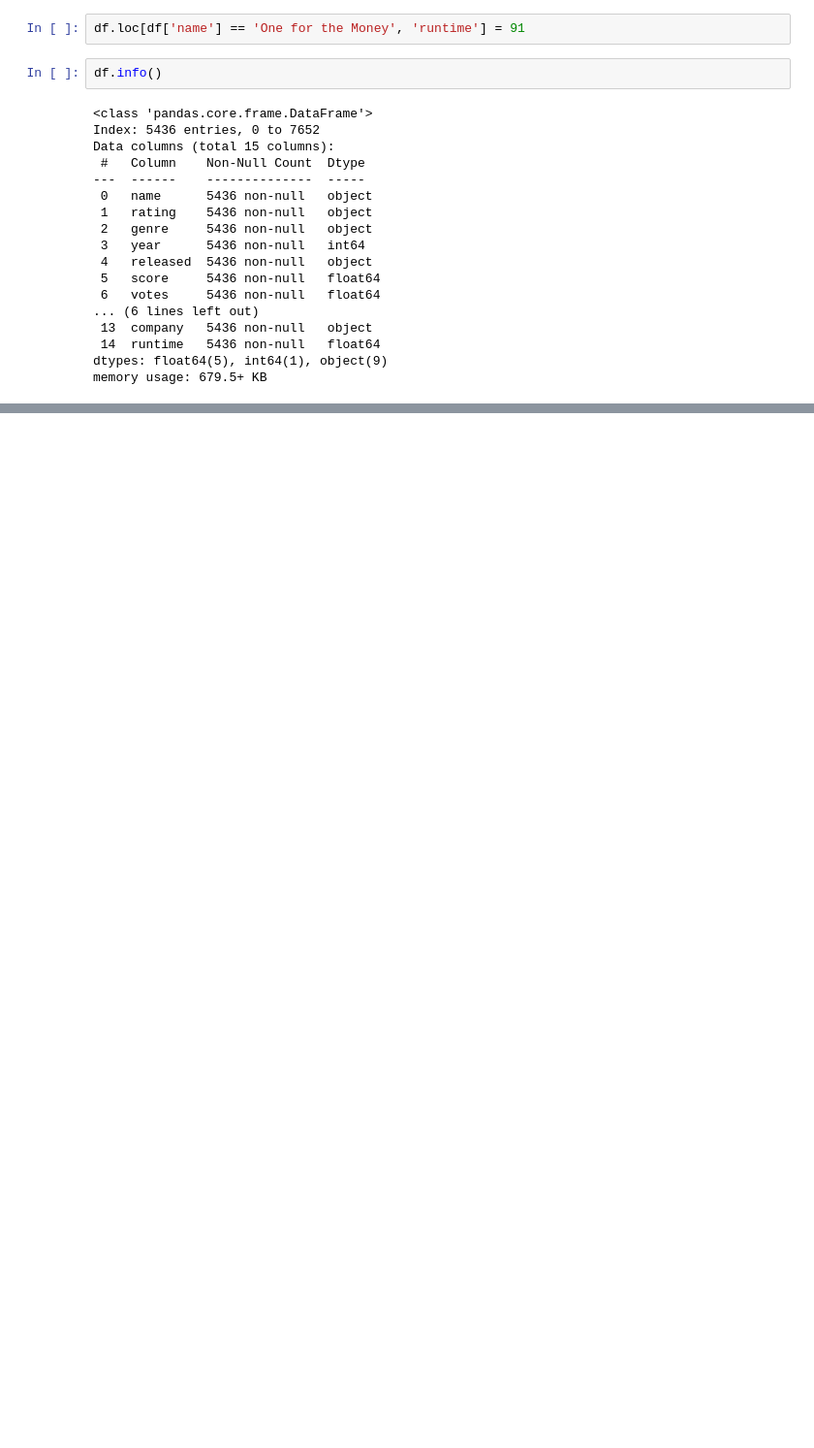
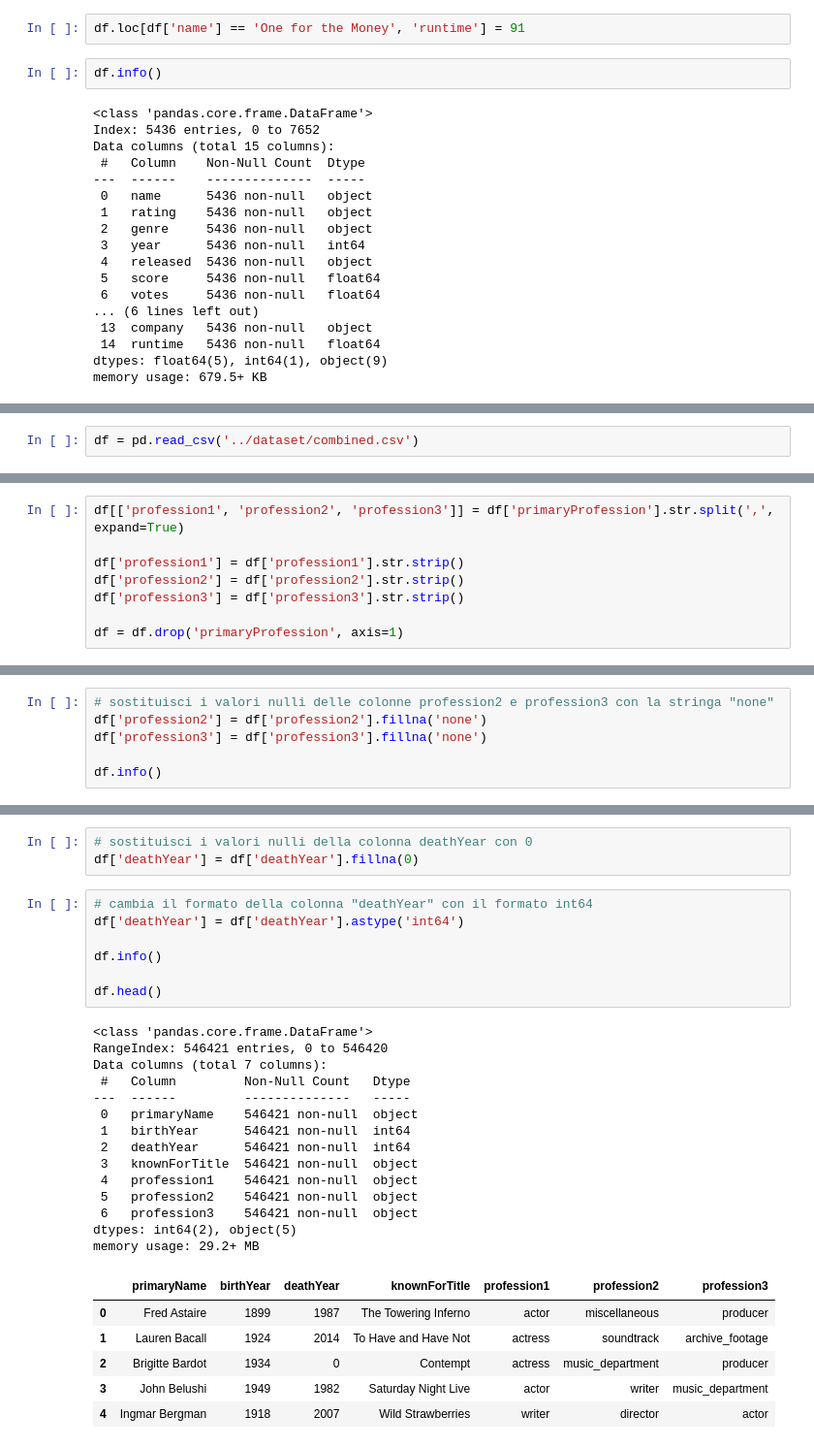
Before and after one commit to giosteh/ProgettoICon-MovieIndustryInsider, a Jupyter notebook: source/preprocessing.ipynb, the cells around one changed output, grey strips where cells are left out. Shown at 97% size. Saved outputs shown, nothing was run; the diff lists cells and outputs as text; blank space fills up the shorter version.

```diff
--- a/source/preprocessing.ipynb
+++ b/source/preprocessing.ipynb
@@ -140,0 +167,2 @@ memory usage: 679.5+ KB
+# %%
+df = pd.read_csv('../dataset/combined.csv')
@@ -140,0 +193,8 @@ memory usage: 679.5+ KB
+# %%
+df[['profession1', 'profession2', 'profession3']] = df['primaryProfession'].str.split(',', expand=True)
+
+df['profession1'] = df['profession1'].str.strip()
+df['profession2'] = df['profession2'].str.strip()
+df['profession3'] = df['profession3'].str.strip()
+
+df = df.drop('primaryProfession', axis=1)
@@ -140,0 +218,6 @@ memory usage: 679.5+ KB
+# %%
+# sostituisci i valori nulli delle colonne profession2 e profession3 con la stringa "none"
+df['profession2'] = df['profession2'].fillna('none')
+df['profession3'] = df['profession3'].fillna('none')
+
+df.info()
@@ -140,0 +239,31 @@ memory usage: 679.5+ KB
+# %%
+# sostituisci i valori nulli della colonna deathYear con 0
+df['deathYear'] = df['deathYear'].fillna(0)
+# %%
+# cambia il formato della colonna "deathYear" con il formato int64
+df['deathYear'] = df['deathYear'].astype('int64')
+
+df.info()
+
+df.head()
+# %% [output]
+<class 'pandas.core.frame.DataFrame'>
+RangeIndex: 546421 entries, 0 to 546420
+Data columns (total 7 columns):
+ #   Column         Non-Null Count   Dtype
+---  ------         --------------   -----
+ 0   primaryName    546421 non-null  object
+ 1   birthYear      546421 non-null  int64
+ 2   deathYear      546421 non-null  int64
+ 3   knownForTitle  546421 non-null  object
+ 4   profession1    546421 non-null  object
+ 5   profession2    546421 non-null  object
+ 6   profession3    546421 non-null  object
+dtypes: int64(2), object(5)
+memory usage: 29.2+ MB
+|  | primaryName | birthYear | deathYear | knownForTitle | profession1 | profession2 | profession3 |
+| 0 | Fred Astaire | 1899 | 1987 | The Towering Inferno | actor | miscellaneous | producer |
+| 1 | Lauren Bacall | 1924 | 2014 | To Have and Have Not | actress | soundtrack | archive_footage |
+| 2 | Brigitte Bardot | 1934 | 0 | Contempt | actress | music_department | producer |
+| 3 | John Belushi | 1949 | 1982 | Saturday Night Live | actor | writer | music_department |
+| 4 | Ingmar Bergman | 1918 | 2007 | Wild Strawberries | writer | director | actor |
```
Also changed, not shown: parts of 14 cells of this notebook, 4 other files.
